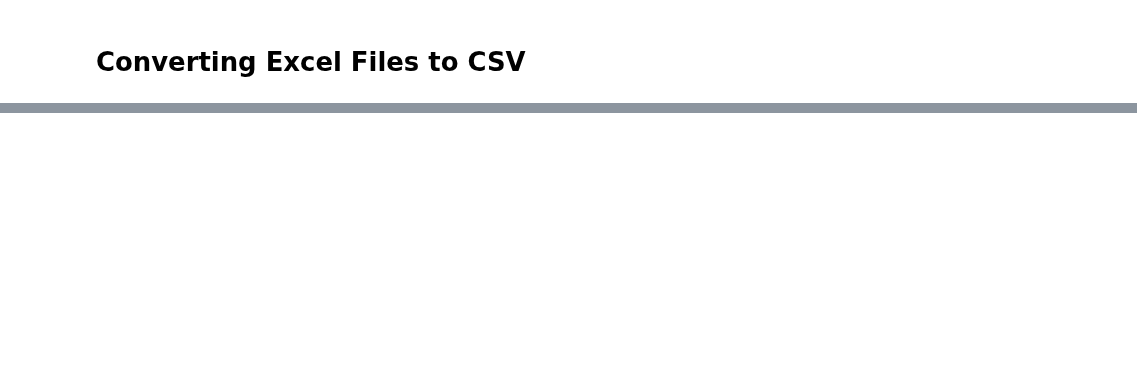
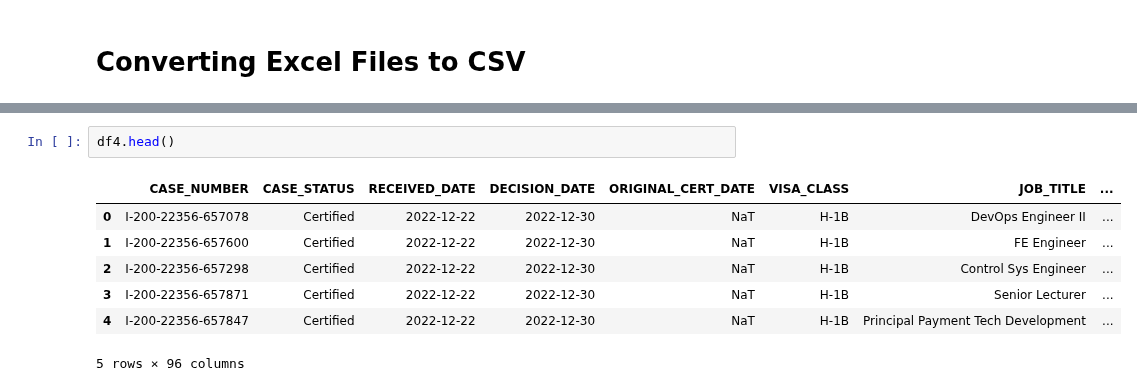
Before and after one commit to Tinashe-04/CareerPalz, a Jupyter notebook: LCA_data_downloads.ipynb, the cells around one changed output, grey strips where cells are left out. Cells and saved outputs as stored; diff of their text form; blank space fills up the shorter version.

```diff
--- a/LCA_data_downloads.ipynb
+++ b/LCA_data_downloads.ipynb
@@ -386,0 +266,10 @@ time: 358 ms (started: 2024-06-06 20:28:35 -04:00)
+# %%
+df4.head()
+# %% [output]
+|  | CASE_NUMBER | CASE_STATUS | RECEIVED_DATE | DECISION_DATE | ORIGINAL_CERT_DATE | VISA_CLASS | JOB_TITLE | ... |
+| 0 | I-200-22356-657078 | Certified | 2022-12-22 | 2022-12-30 | NaT | H-1B | DevOps Engineer II | ... |
+| 1 | I-200-22356-657600 | Certified | 2022-12-22 | 2022-12-30 | NaT | H-1B | FE Engineer | ... |
+| 2 | I-200-22356-657298 | Certified | 2022-12-22 | 2022-12-30 | NaT | H-1B | Control Sys Engineer | ... |
+| 3 | I-200-22356-657871 | Certified | 2022-12-22 | 2022-12-30 | NaT | H-1B | Senior Lecturer | ... |
+| 4 | I-200-22356-657847 | Certified | 2022-12-22 | 2022-12-30 | NaT | H-1B | Principal Payment Tech Development | ... |
+5 rows × 96 columns
```
Also changed, not shown: parts of 72 cells of this notebook, 3 other files.
